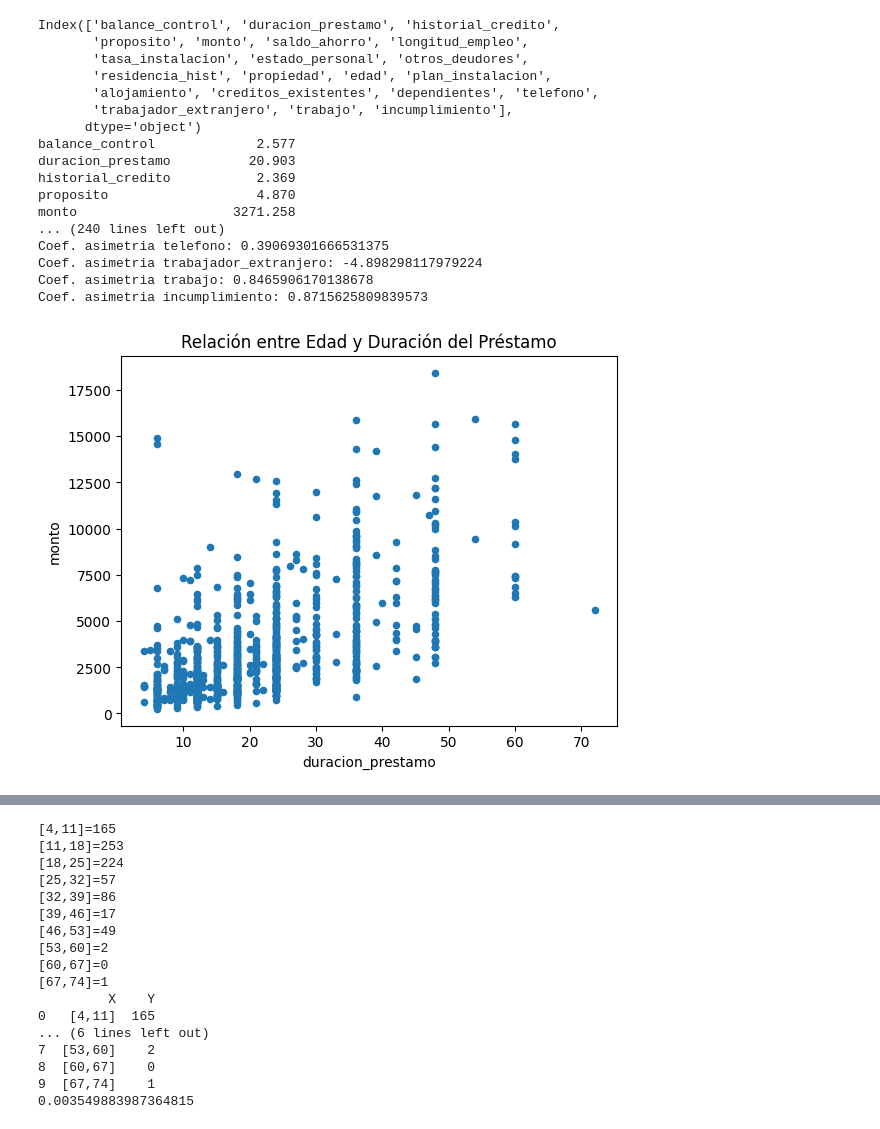
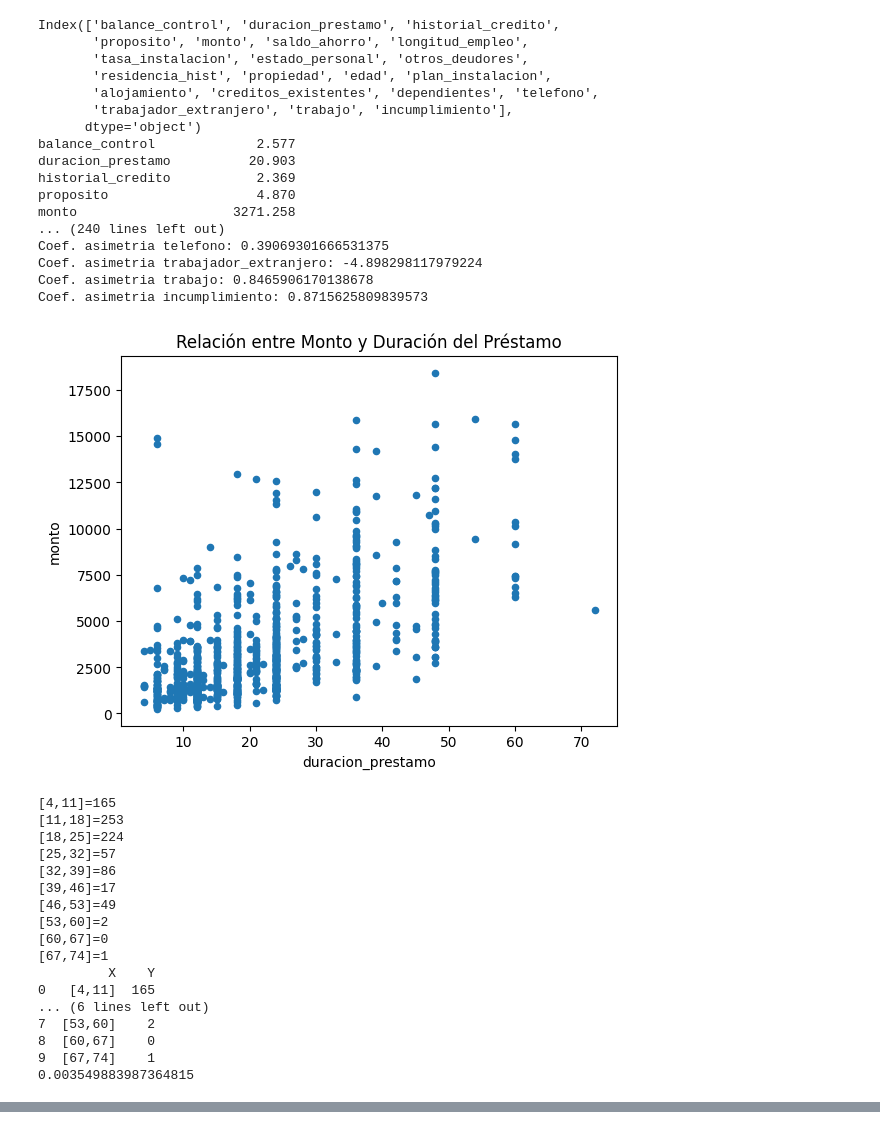
Before and after one commit to Tommy3072/MineriaDeDatos, a Jupyter notebook: Taller4.ipynb, the cells around one changed output, grey strips where cells are left out. Drawn from its saved outputs; the diff is of its cells as text; code cells hidden in the pictures.

```diff
--- a/Taller4.ipynb
+++ b/Taller4.ipynb
@@ -58,13 +58,8 @@ for name, values in df.items():
 
 # Gráficos de dispersión para la segmentación
 df.plot(x='duracion_prestamo', y='monto', kind='scatter')
-plt.title('Relación entre Edad y Duración del Préstamo')
+plt.title('Relación entre Monto y Duración del Préstamo')
 plt.savefig("edad_duracion_prestamo_segmentacion.png")
-plt.show()
-
-df.plot(x='duracion_prestamo', y='monto', kind='scatter')
-plt.title('Relación entre Historial de Crédito y Duración del Préstamo')
-plt.savefig("historial_credito_duracion_prestamo_segmentacion.png")
 plt.show()
 
 # Sturges
@@ -95,31 +90,48 @@ print(range_df)
 range_df.plot(x="X", y="Y", kind="bar", rot=5, fontsize=4)
 plt.savefig("duracion_segmentacion.png")
 
 # Entropía
 range_df["prob"] = range_df["Y"] / len(df.index)
 entropia = 0
 for index, row in range_df.iterrows():
     # Verificar si la probabilidad no es cero antes de calcular el logaritmo
     if row["prob"] != 0:
         entropia = row["prob"] * math.log(row["prob"]) / math.log(7)
 entropia = -1.00 * entropia
 print(entropia)
 # %% [output]
 Index(['balance_control', 'duracion_prestamo', 'historial_credito',
        'proposito', 'monto', 'saldo_ahorro', 'longitud_empleo',
        'tasa_instalacion', 'estado_personal', 'otros_deudores',
        'residencia_hist', 'propiedad', 'edad', 'plan_instalacion',
        'alojamiento', 'creditos_existentes', 'dependientes', 'telefono',
        'trabajador_extranjero', 'trabajo', 'incumplimiento'],
       dtype='object')
 balance_control             2.577
 duracion_prestamo          20.903
 historial_credito           2.369
 proposito                   4.870
 monto                    3271.258
 ... (240 lines left out)
 Coef. asimetria telefono: 0.39069301666531375
 Coef. asimetria trabajador_extranjero: -4.898298117979224
 Coef. asimetria trabajo: 0.8465906170138678
 Coef. asimetria incumplimiento: 0.8715625809839573
-[figure, old version]
+[figure, new version]
+[4,11]=165
+[11,18]=253
+[18,25]=224
+[25,32]=57
+[32,39]=86
+[39,46]=17
+[46,53]=49
+[53,60]=2
+[60,67]=0
+[67,74]=1
+         X    Y
+0   [4,11]  165
+... (6 lines left out)
+7  [53,60]    2
+8  [60,67]    0
+9  [67,74]    1
+0.003549883987364815
@@ -127,17 +138,0 @@ Coef. asimetria incumplimiento: 0.8715625809839573
-[4,11]=165
-[11,18]=253
-[18,25]=224
-[25,32]=57
-[32,39]=86
-[39,46]=17
-[46,53]=49
-[53,60]=2
-[60,67]=0
-[67,74]=1
-         X    Y
-0   [4,11]  165
-... (6 lines left out)
-7  [53,60]    2
-8  [60,67]    0
-9  [67,74]    1
-0.003549883987364815
```
Also changed, not shown: parts of 2 cells of this notebook.
